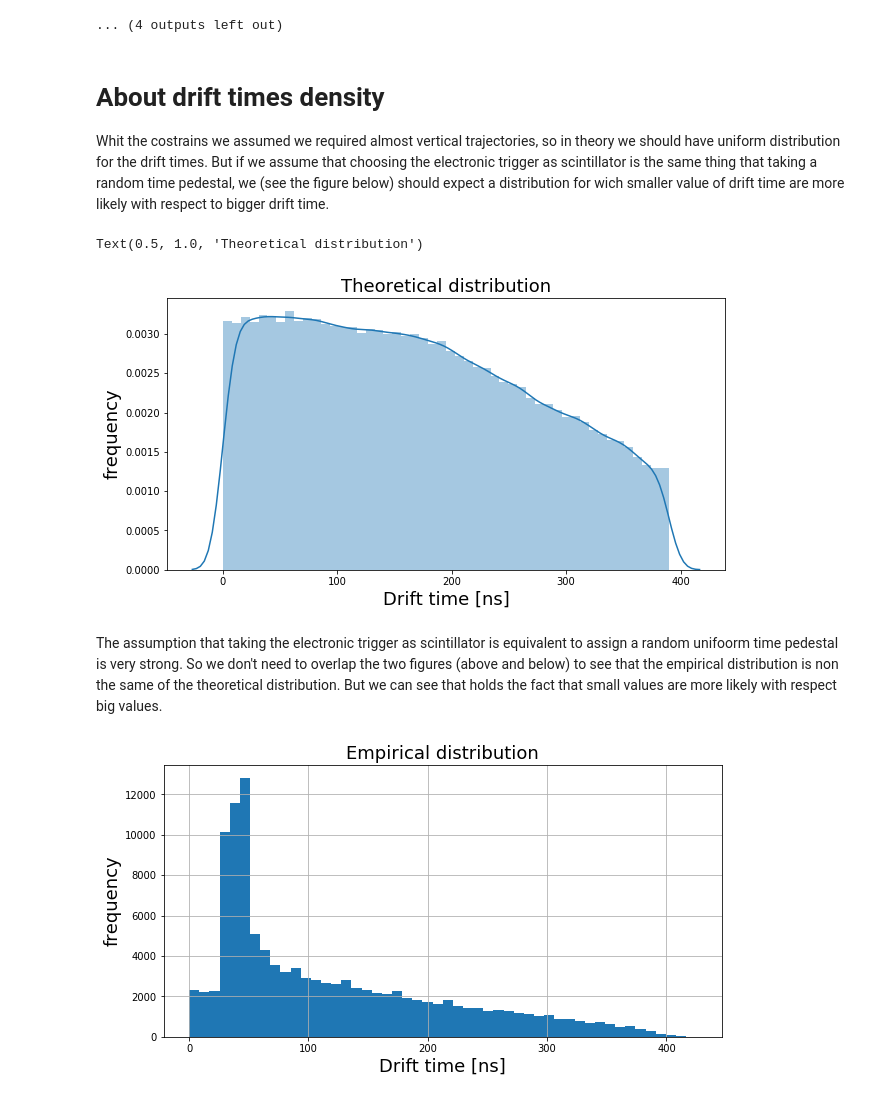
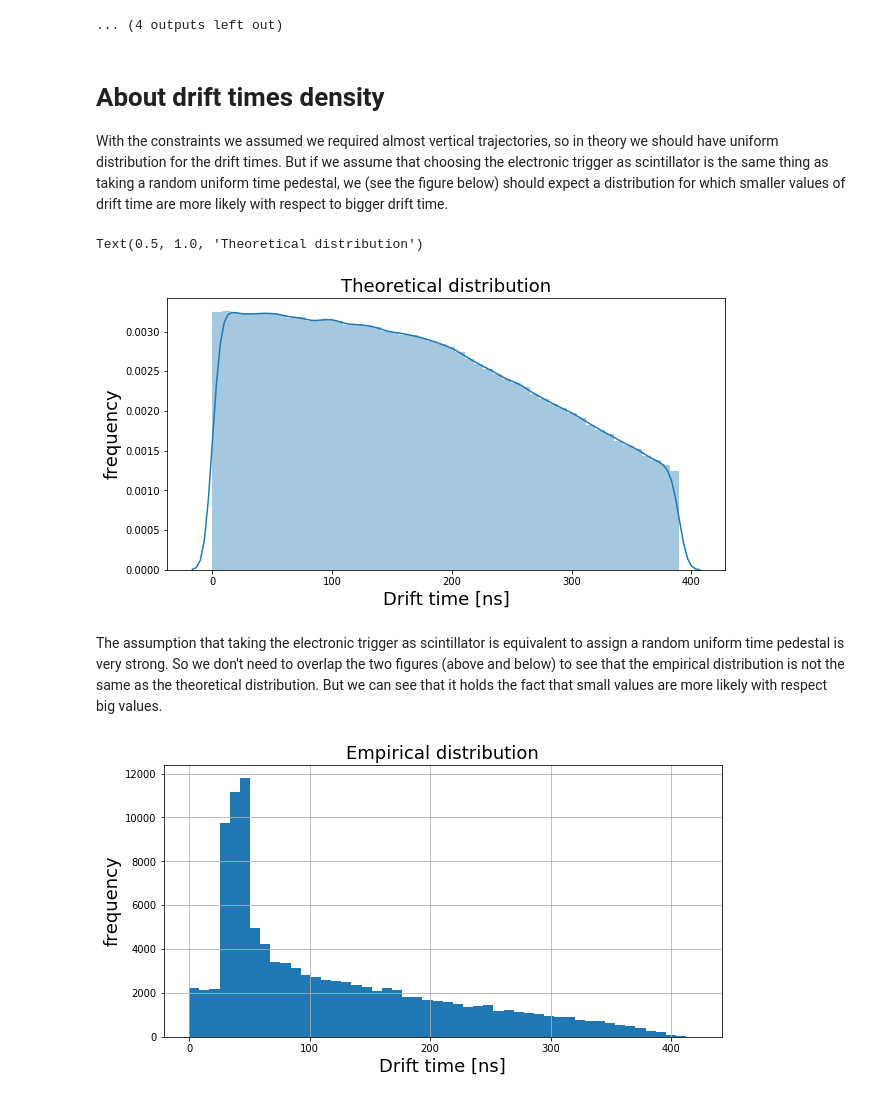
Before and after one commit to MattiaCeravolo/LCP_projects_Y3, a Jupyter notebook: time_pedestal_second_order_data.ipynb, the cells around one changed output. Drawn from its saved outputs; the diff is of its cells as text; code cells hidden in the pictures.

```diff
--- a/time_pedestal_second_order_data.ipynb
+++ b/time_pedestal_second_order_data.ipynb
@@ -64,7 +76,7 @@ df = df.groupby(['ORBIT_CNT',"EVENT"],group_keys=False)\
                    .drop(['index'],axis=1)
 
 df["DRIFT_TIME"] = np.abs(df.TIME.values - df.TIME_PEDESTAL) #we recall the absolute value ha no physics sense
-df["HOR_AMBIG_COORD"] = 42/(2*390)*df.DRIFT_TIME #from time to space, 42/(2*390) is the drift velocity expressed in mm/ns
+df["X"] = 42/(2*390)*df.DRIFT_TIME #from time to space, 42/(2*390) is the drift velocity expressed in mm/ns
 df
 # %% [output]
 |  | TDC_CHANNEL | ORBIT_CNT | BX_COUNTER | TDC_MEAS | TIME | DETECTOR | LAYER | EVENT | TIME_PEDESTAL | ... |
@@ -94,7 +106,7 @@ print("max drift time within acceptability window:",df[df.DRIFT_TIME < T].DRIFT_
 
 
 def cut(group):
-    if group.shape[0] > 2 : return group
+    if group.shape[0] > 3 : return group
     else : return None
 
 #filter dataset by length
@@ -181,13 +193,13 @@ def event_plot(event):
 
 
         if hit.LAYER % 2 != 0 : #just look the figure below to see that in this case we need to subtract 1/2 to obtain the center
-            x1 = dx * (hit.COLUMN - 1/2) + hit.HOR_AMBIG_COORD #right hypotesis
-            x2 = dx * (hit.COLUMN - 1/2) - hit.HOR_AMBIG_COORD #left hypotesis
+            x1 = dx * (hit.COLUMN - 1/2) + hit.X #right hypotesis
+            x2 = dx * (hit.COLUMN - 1/2) - hit.X #left hypotesis
             x.append(x1)
             x.append(x2)
         else : #just look the figure also in this case to convince yourself
-            x1 = dx * hit.COLUMN + hit.HOR_AMBIG_COORD
-            x2 = dx * hit.COLUMN - hit.HOR_AMBIG_COORD
+            x1 = dx * hit.COLUMN + hit.X
+            x2 = dx * hit.COLUMN - hit.X
             x.append(x1)
             x.append(x2)
 
@@ -245,38 +257,37 @@ for i in df.groupby(['ORBIT_CNT','EVENT']):
 # %% [markdown]
 # About drift times density
 
-Whit the costrains we assumed we required almost vertical trajectories, so in theory we should have uniform distribution for the drift times. But if we assume that choosing the electronic trigger as scintillator is the same thing that taking a random time pedestal, we (see the figure below) should expect a distribution for wich smaller value of drift time are more likely with respect to bigger drift time.
+With the constraints we assumed we required almost vertical trajectories, so in theory we should have uniform distribution for the drift times. But if we assume that choosing the electronic trigger as scintillator is the same thing as taking a random uniform time pedestal, we (see the figure below) should expect a distribution for which smaller values of drift time are more likely with respect to bigger drift time.
 # %%
 T = 390
 
 sim_times = []
-ax
-for i in range(100000):
+for i in range(1000000):
 
     #vertical trajectory
     l1 = l3 = np.random.rand(1)*T
     l2 = l4 = np.abs(np.random.rand(1)-1)*T
     l = np.concatenate((l1, l2, l3, l4), axis = 0)
 
     #assuming random time pedestal
     l = np.abs(l + (np.random.rand(1) - 1/2)*T)
 
     #we cannot have drift time bigget than T_max
     if (l > T).sum() == 0:
         sim_times.append(l)
 
 sim_times = np.concatenate(sim_times)
 
 fig,ax = plt.subplots(figsize = (10,5))
 ax = seaborn.distplot(sim_times)
 ax.set_xlabel('Drift time [ns]', fontsize = 18)
 ax.set_ylabel('frequency', fontsize = 18)
 ax.set_title('Theoretical distribution', fontsize = 18)
 # %% [output]
 Text(0.5, 1.0, 'Theoretical distribution')
-[figure, old version]
+[figure, new version]
 # %% [markdown]
-The assumption that taking the electronic trigger as scintillator is equivalent to assign a random unifoorm time pedestal is very strong. So we don't need to overlap the two figures (above and below) to see that the empirical distribution is non the same of the theoretical distribution. But we can see that holds the fact that small values are more likely with respect big values.
+The assumption that taking the electronic trigger as scintillator is equivalent to assign a random uniform time pedestal is very strong. So we don't need to overlap the two figures (above and below) to see that the empirical distribution is not the same as the theoretical distribution. But we can see that it holds the fact that small values are more likely with respect big values.
 # %%
 axarr = df.hist(column = 'DRIFT_TIME',bins=50, figsize = (10,5))
 
@@ -285,7 +296,7 @@ for ax in axarr.flatten():
     ax.set_ylabel('frequency', fontsize = 18)
     ax.set_title('Empirical distribution', fontsize = 18)
 # %% [output]
-[figure, old version]
+[figure, new version]
 # %% [markdown]
 # About execution time
 
```
Also changed, not shown: parts of 10 cells of this notebook.
